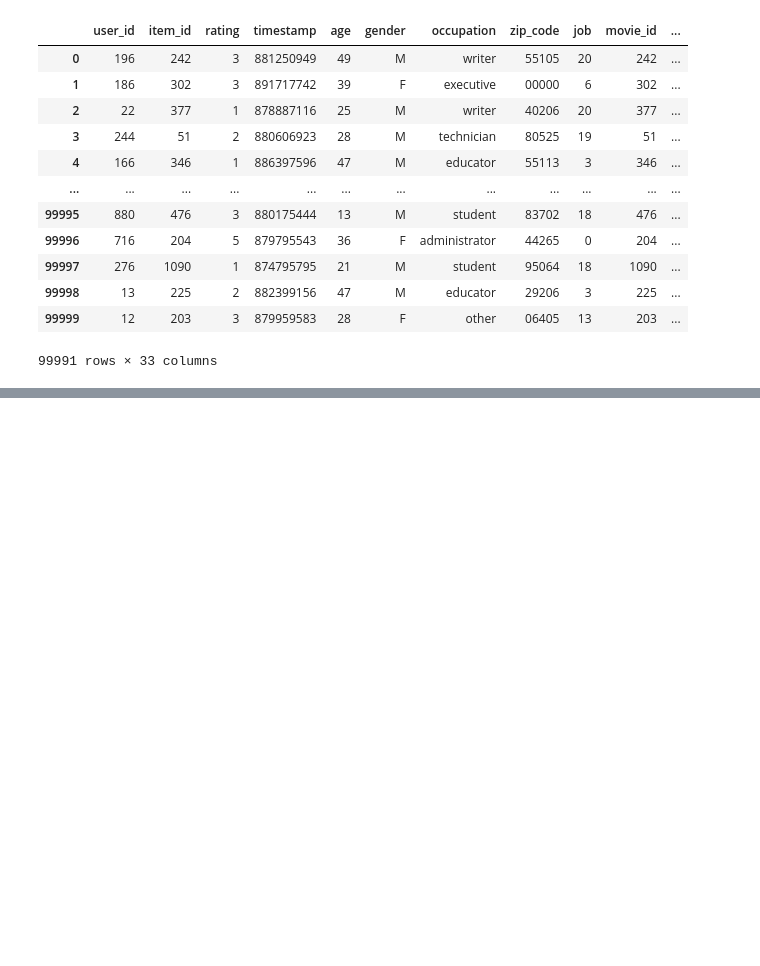
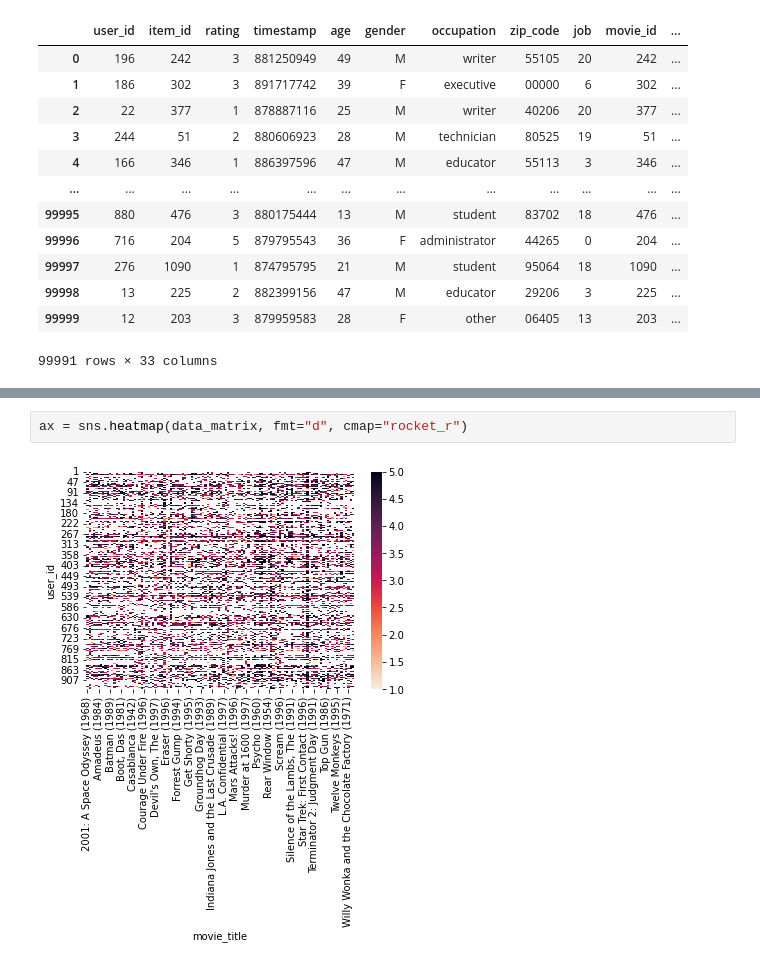
Before and after one commit to benhowell71/SDS-group-repo, a Jupyter notebook: final_project/Kmeans_Analysis.ipynb, the cells around one changed output, grey strips where cells are left out. Saved outputs shown, nothing was run; the diff lists cells and outputs as text; blank space fills up the shorter version.

```diff
--- a/final_project/Kmeans_Analysis.ipynb
+++ b/final_project/Kmeans_Analysis.ipynb
@@ -101,3 +98,7 @@ data_matrix.head()
 5 rows × 118 columns
 [figure]
+# %%
+ax = sns.heatmap(data_matrix, fmt="d", cmap="rocket_r")
+# %% [output]
+[figure, added]
 # %%
```
Also changed, not shown: parts of 12 cells of this notebook, 1 other file.
